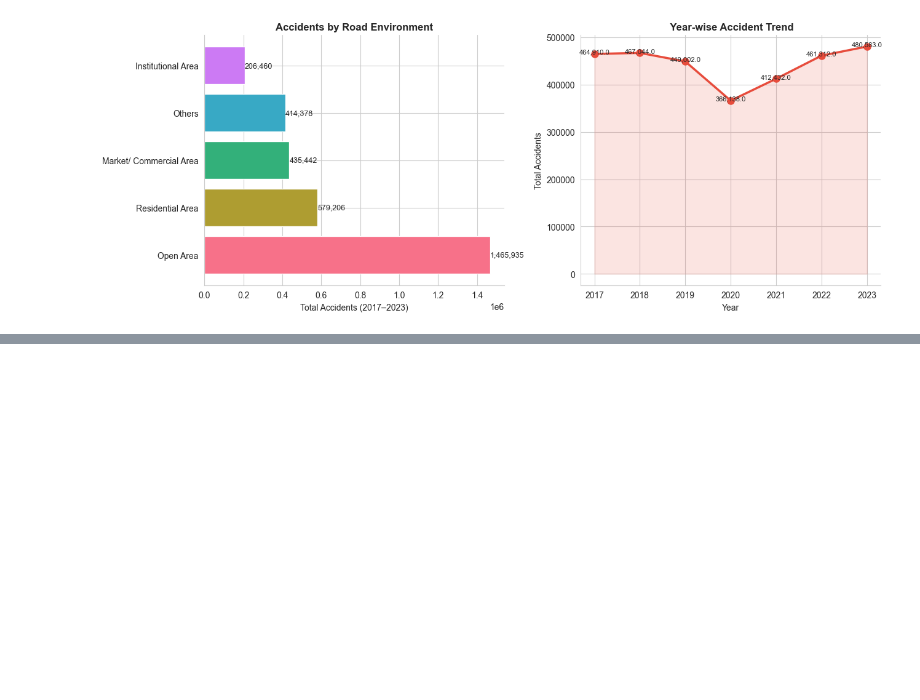
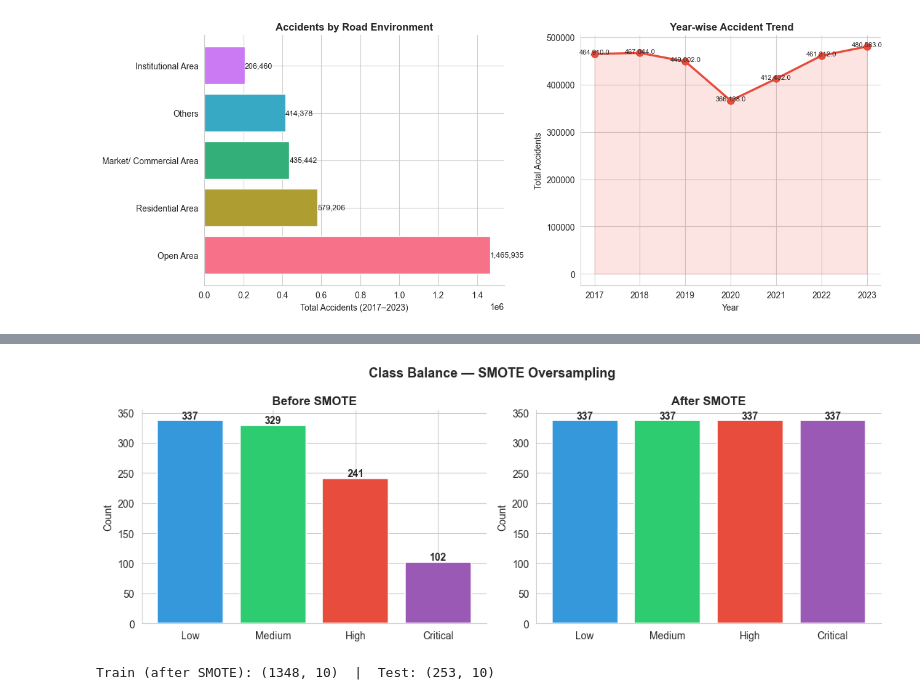
Before and after one commit to amanvarma21/ITVC_SEE, a Jupyter notebook: Road_Accidents.ipynb, the cells around one changed output, grey strips where cells are left out. Cells and saved outputs as stored; diff of their text form; code cells hidden in the pictures; blank space fills up the shorter version.

```diff
--- a/Road_Accidents.ipynb
+++ b/Road_Accidents.ipynb
@@ -81,0 +132,40 @@ plt.show()
+# %%
+FEATURES = ['Env_Code','State_Code','Year','Year_Norm',
+            'Total_Accidents','Grievously_Injured','Minor_Injured',
+            'Fatality_Rate','Injury_Rate','Grievous_Rate']
+
+X = df_ml[FEATURES].values
+y = df_ml['Severity'].values
+
+X_train, X_test, y_train, y_test = train_test_split(
+    X, y, test_size=0.2, random_state=42, stratify=y)
+
+scaler = StandardScaler()
+X_tr_s = scaler.fit_transform(X_train)
+X_te_s = scaler.transform(X_test)
+
+smote = SMOTE(random_state=42, k_neighbors=3)
+X_tr_sm, y_tr_sm = smote.fit_resample(X_tr_s, y_train)
+
+# ── Visual: Before vs After SMOTE ────────────────────────────────────────────
+fig, axes = plt.subplots(1, 2, figsize=(11, 4))
+palette = ['#3498db','#2ecc71','#e74c3c','#9b59b6']
+
+for ax, y_data, title in zip(axes, [y_train, y_tr_sm], ['Before SMOTE', 'After SMOTE']):
+    vals, cnts = np.unique(y_data, return_counts=True)
+    bars = ax.bar([severity_names[v] for v in vals], cnts,
+                  color=[palette[v] for v in vals], edgecolor='white', linewidth=1.2)
+    ax.set_title(title, fontweight='bold')
+    ax.set_ylabel('Count')
+    for bar, cnt in zip(bars, cnts):
+        ax.text(bar.get_x() + bar.get_width()/2, bar.get_height() + 3,
+                str(cnt), ha='center', fontsize=10, fontweight='bold')
+
+plt.suptitle('Class Balance — SMOTE Oversampling', fontweight='bold', fontsize=13)
+plt.tight_layout()
+plt.savefig('smote_balance.png', dpi=150, bbox_inches='tight')
+plt.show()
+print(f"Train (after SMOTE): {X_tr_sm.shape}  |  Test: {X_te_s.shape}")
+# %% [output]
+[figure, added]
+Train (after SMOTE): (1348, 10)  |  Test: (253, 10)
```
Also changed, not shown: parts of 2 cells of this notebook, 3 other files.
